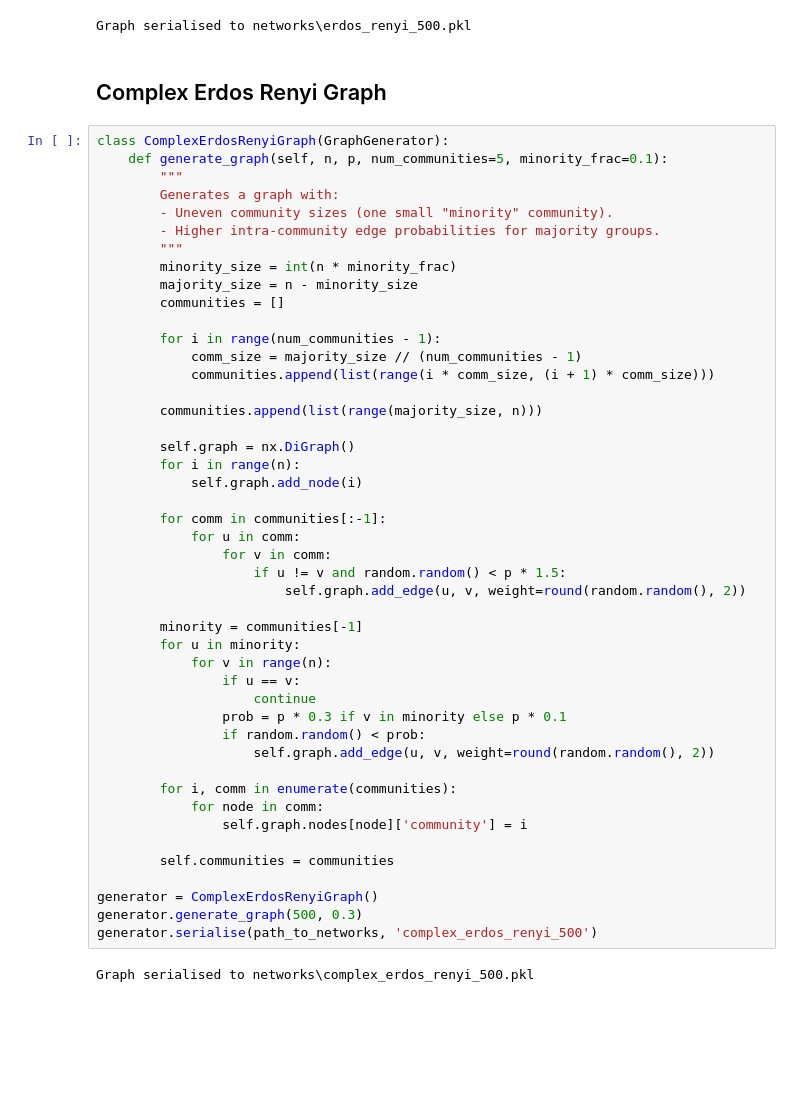
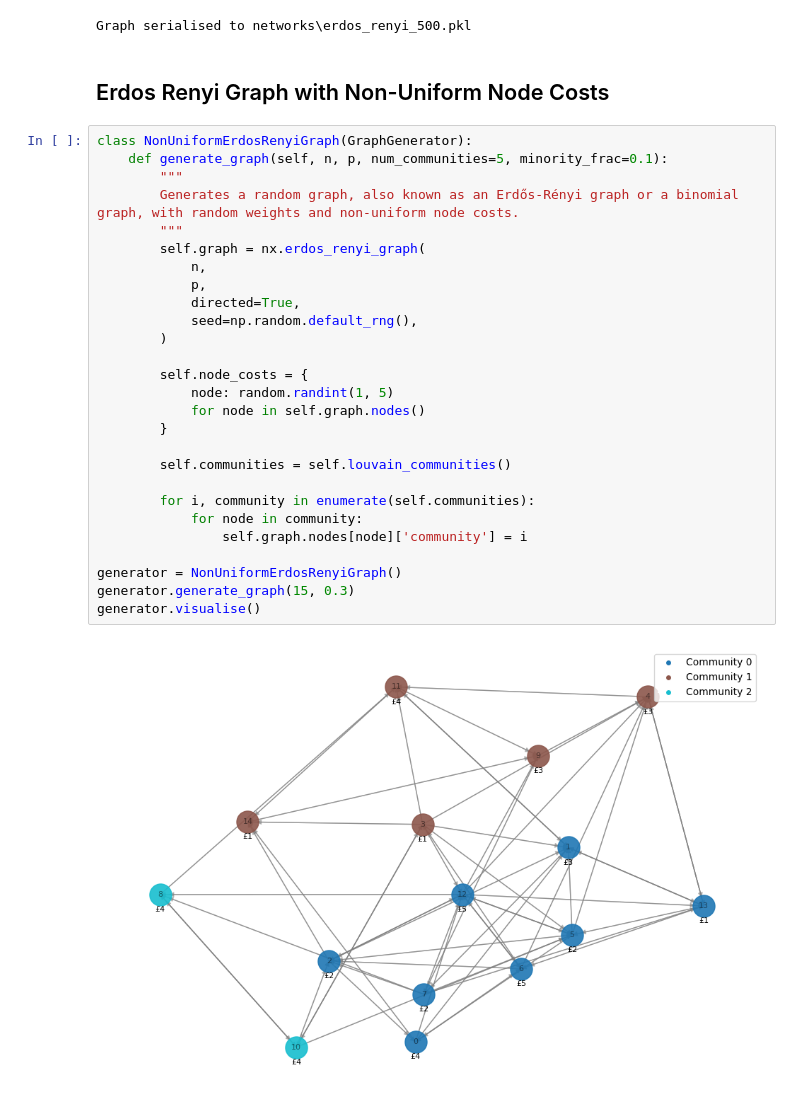
Before and after one commit to jacobhogarty/fairim-nu-cost, a Jupyter notebook: data/synthetic/visualisation.ipynb, the cells around one changed output. Cells and saved outputs as stored; diff of their text form; blank space fills up the shorter version.

```diff
--- a/data/synthetic/visualisation.ipynb
+++ b/data/synthetic/visualisation.ipynb
@@ -126,52 +126,33 @@ generator.serialise(path_to_networks, 'erdos_renyi_500')
 # %% [output]
 Graph serialised to networks\erdos_renyi_500.pkl
 # %% [markdown]
-## Complex Erdos Renyi Graph
+## Erdos Renyi Graph with Non-Uniform Node Costs
 # %%
-class ComplexErdosRenyiGraph(GraphGenerator):
+class NonUniformErdosRenyiGraph(GraphGenerator):
     def generate_graph(self, n, p, num_communities=5, minority_frac=0.1):
         """
-        Generates a graph with:
-        - Uneven community sizes (one small "minority" community).
-        - Higher intra-community edge probabilities for majority groups.
+        Generates a random graph, also known as an Erdős-Rényi graph or a binomial graph, with random weights and non-uniform node costs.
         """
-        minority_size = int(n * minority_frac)
-        majority_size = n - minority_size
-        communities = []
+        self.graph = nx.erdos_renyi_graph(
+            n,
+            p,
+            directed=True,
+            seed=np.random.default_rng(),
+        )
 
-        for i in range(num_communities - 1):
-            comm_size = majority_size // (num_communities - 1)
-            communities.append(list(range(i * comm_size, (i + 1) * comm_size)))
+        self.node_costs = {
+            node: random.randint(1, 5)
+            for node in self.graph.nodes()
+        }
 
-        communities.append(list(range(majority_size, n)))
+        self.communities = self.louvain_communities()
 
-        self.graph = nx.DiGraph()
-        for i in range(n):
-            self.graph.add_node(i)
-
-        for comm in communities[:-1]:
-            for u in comm:
-                for v in comm:
-                    if u != v and random.random() < p * 1.5:
-                        self.graph.add_edge(u, v, weight=round(random.random(), 2))
-
-        minority = communities[-1]
-        for u in minority:
-            for v in range(n):
-                if u == v:
-                    continue
-                prob = p * 0.3 if v in minority else p * 0.1
-                if random.random() < prob:
-                    self.graph.add_edge(u, v, weight=round(random.random(), 2))
-
-        for i, comm in enumerate(communities):
-            for node in comm:
+        for i, community in enumerate(self.communities):
+            for node in community:
                 self.graph.nodes[node]['community'] = i
 
-        self.communities = communities
-
-generator = ComplexErdosRenyiGraph()
-generator.generate_graph(500, 0.3)
-generator.serialise(path_to_networks, 'complex_erdos_renyi_500')
+generator = NonUniformErdosRenyiGraph()
+generator.generate_graph(15, 0.3)
+generator.visualise()
 # %% [output]
-Graph serialised to networks\complex_erdos_renyi_500.pkl
+[figure, added]
```
Also changed, not shown: parts of 4 cells of this notebook, 5 other files.
